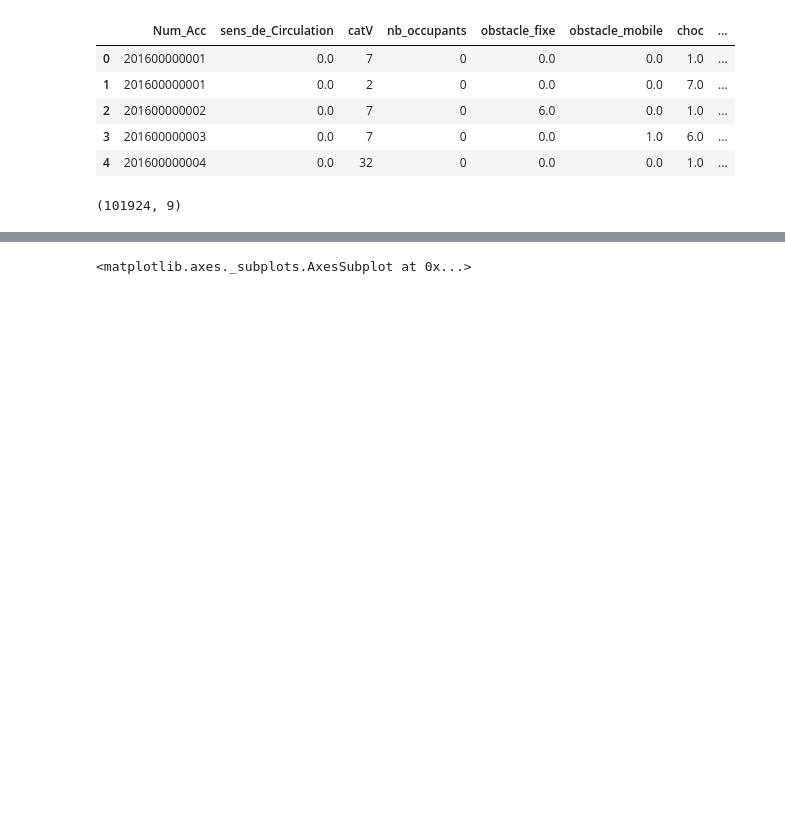
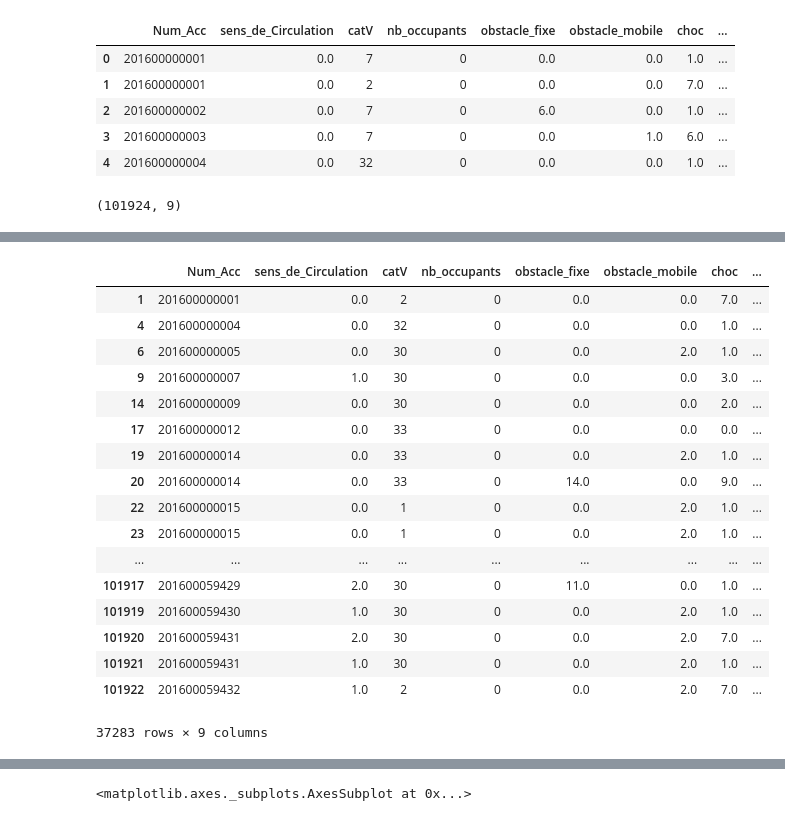
Before and after one commit to romainjouin/formation_python, a Jupyter notebook: accidents_corporels_de_la_circulation.ipynb, the cells around one changed output, grey strips where cells are left out. Cells and saved outputs as stored; diff of their text form; code cells hidden in the pictures; blank space fills up the shorter version.

```diff
--- a/accidents_corporels_de_la_circulation.ipynb
+++ b/accidents_corporels_de_la_circulation.ipynb
@@ -126,0 +127,22 @@ To https://github.com/romainjouin/formation_python
+# %%
+mask = vehicules_2016.catV!=7
+vehicules_2016[mask]
+# %% [output]
+|  | Num_Acc | sens_de_Circulation | catV | nb_occupants | obstacle_fixe | obstacle_mobile | choc | ... |
+| 1 | 201600000001 | 0.0 | 2 | 0 | 0.0 | 0.0 | 7.0 | ... |
+| 4 | 201600000004 | 0.0 | 32 | 0 | 0.0 | 0.0 | 1.0 | ... |
+| 6 | 201600000005 | 0.0 | 30 | 0 | 0.0 | 2.0 | 1.0 | ... |
+| 9 | 201600000007 | 1.0 | 30 | 0 | 0.0 | 0.0 | 3.0 | ... |
+| 14 | 201600000009 | 0.0 | 30 | 0 | 0.0 | 0.0 | 2.0 | ... |
+| 17 | 201600000012 | 0.0 | 33 | 0 | 0.0 | 0.0 | 0.0 | ... |
+| 19 | 201600000014 | 0.0 | 33 | 0 | 0.0 | 2.0 | 1.0 | ... |
+| 20 | 201600000014 | 0.0 | 33 | 0 | 14.0 | 0.0 | 9.0 | ... |
+| 22 | 201600000015 | 0.0 | 1 | 0 | 0.0 | 2.0 | 1.0 | ... |
+| 23 | 201600000015 | 0.0 | 1 | 0 | 0.0 | 2.0 | 1.0 | ... |
+| ... | ... | ... | ... | ... | ... | ... | ... | ... |
+| 101917 | 201600059429 | 2.0 | 30 | 0 | 11.0 | 0.0 | 1.0 | ... |
+| 101919 | 201600059430 | 1.0 | 30 | 0 | 0.0 | 2.0 | 1.0 | ... |
+| 101920 | 201600059431 | 2.0 | 30 | 0 | 0.0 | 2.0 | 7.0 | ... |
+| 101921 | 201600059431 | 1.0 | 30 | 0 | 0.0 | 2.0 | 1.0 | ... |
+| 101922 | 201600059432 | 1.0 | 2 | 0 | 0.0 | 2.0 | 7.0 | ... |
+37283 rows × 9 columns
```
Also changed, not shown: parts of 20 cells of this notebook.
